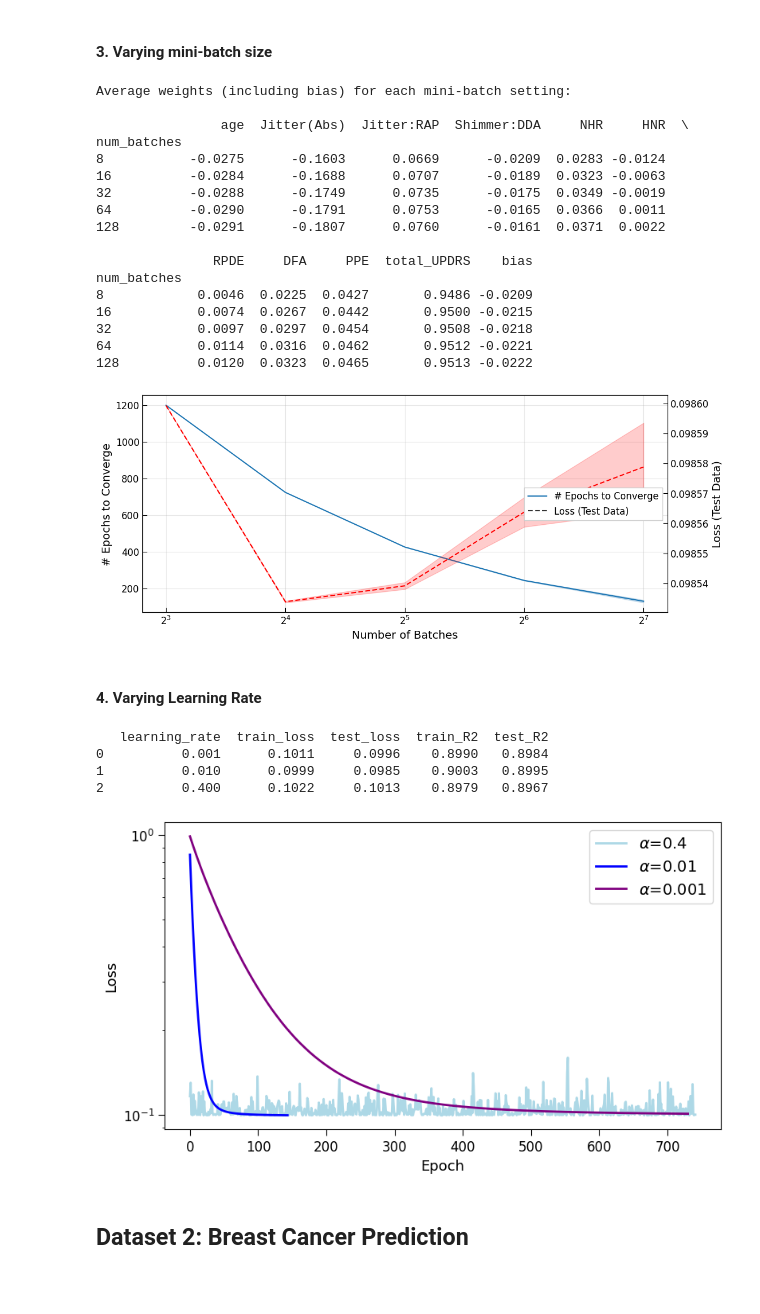
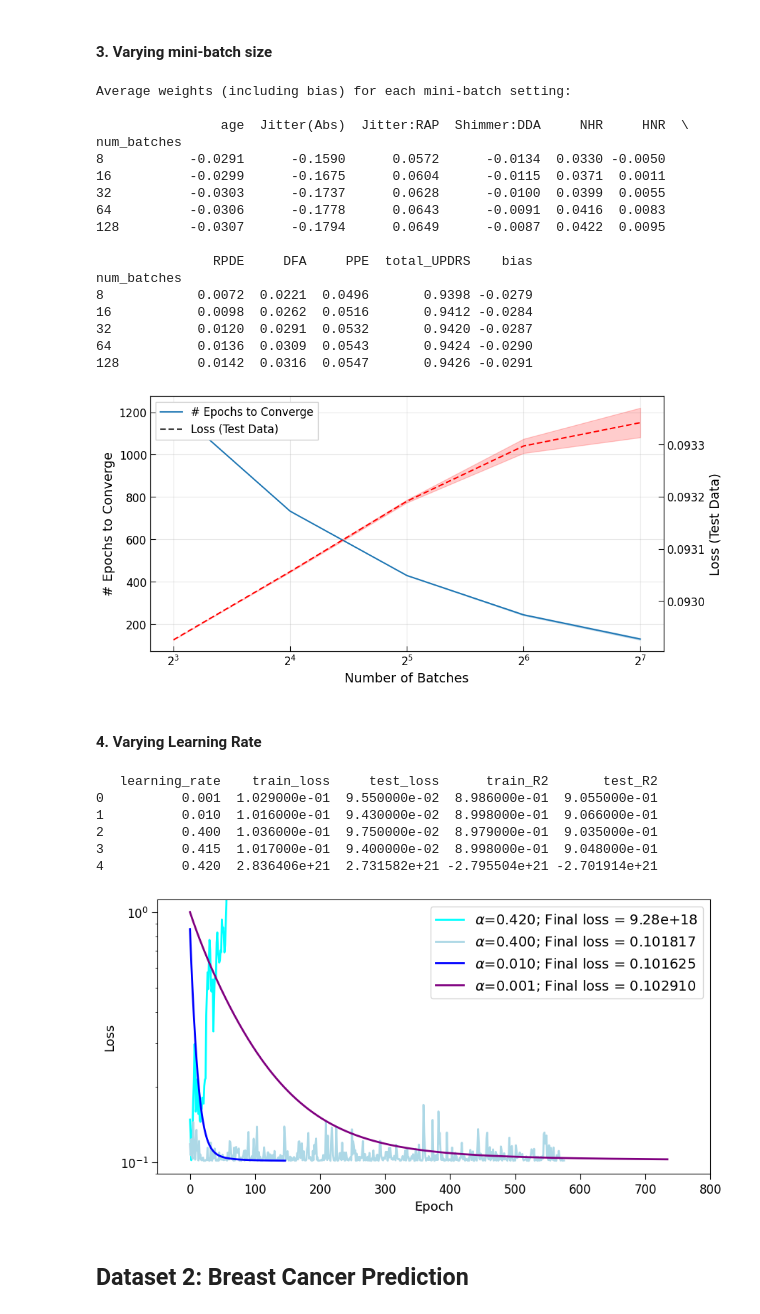
Before and after one commit to audrey352/PHYS551, a Jupyter notebook: Assignment1/A1_notebook.ipynb, the cells around one changed output. Saved outputs shown, nothing was run; the diff lists cells and outputs as text; code cells hidden in the pictures; blank space fills up the shorter version.

```diff
--- a/Assignment1/A1_notebook.ipynb
+++ b/Assignment1/A1_notebook.ipynb
@@ -823,8 +830,8 @@ for train_split in train_split_range:
     yh_analytical_test = lin_model_analytical_splits.predict(x_test)
     lin_splits_df = store_lin_metrics(lin_splits_df, 'analytical',
                                              y_train, yh_analytical_train, y_test,
-                                             yh_analytical_test, 0.2, round(train_split*0.8,1),
-                                             i, train_loss=lin_model_analytical.loss, model='linear'
+                                             yh_analytical_test, 0.2, round(train_split*0.8,2),
+                                             i, train_loss=lin_model_analytical_splits.loss, model='linear'
                                              )
 
     # GRADIENT MODEL MINI-BATCH
@@ -833,8 +840,8 @@ for train_split in train_split_range:
     yh_gd_train = lin_model_gd_splits.fit_gd_minibatch(x_train, y_train, optimizer).predict(x_train)
     yh_gd_test = lin_model_gd_splits.predict(x_test)
     lin_splits_df = store_lin_metrics(lin_splits_df, 'mini-batch', y_train,
-                                             yh_gd_train, y_test, yh_gd_test, 0.2, round(train_split*0.8,1),
-                                             iteration=i, train_loss=lin_model_gd.loss, num_batches=lin_model_gd.num_batches,
-                                             total_epochs=lin_model_gd.total_epochs, model='linear'
+                                             yh_gd_train, y_test, yh_gd_test, 0.2, round(train_split*0.8,2),
+                                             iteration=i, train_loss=lin_model_gd_splits.loss, num_batches=lin_model_gd_splits.num_batches,
+                                             total_epochs=lin_model_gd_splits.total_epochs, model='linear'
                                              )
 # %%
@@ -985,22 +988,22 @@ Average weights (including bias) for each mini-batch setting:
 
                 age  Jitter(Abs)  Jitter:RAP  Shimmer:DDA     NHR     HNR  \
 num_batches
-8           -0.0275      -0.1603      0.0669      -0.0209  0.0283 -0.0124
-16          -0.0284      -0.1688      0.0707      -0.0189  0.0323 -0.0063
-32          -0.0288      -0.1749      0.0735      -0.0175  0.0349 -0.0019
-64          -0.0290      -0.1791      0.0753      -0.0165  0.0366  0.0011
-128         -0.0291      -0.1807      0.0760      -0.0161  0.0371  0.0022
+8           -0.0291      -0.1590      0.0572      -0.0134  0.0330 -0.0050
+16          -0.0299      -0.1675      0.0604      -0.0115  0.0371  0.0011
+32          -0.0303      -0.1737      0.0628      -0.0100  0.0399  0.0055
+64          -0.0306      -0.1778      0.0643      -0.0091  0.0416  0.0083
+128         -0.0307      -0.1794      0.0649      -0.0087  0.0422  0.0095
 
                RPDE     DFA     PPE  total_UPDRS    bias
 num_batches
-8            0.0046  0.0225  0.0427       0.9486 -0.0209
-16           0.0074  0.0267  0.0442       0.9500 -0.0215
-32           0.0097  0.0297  0.0454       0.9508 -0.0218
-64           0.0114  0.0316  0.0462       0.9512 -0.0221
-128          0.0120  0.0323  0.0465       0.9513 -0.0222
+8            0.0072  0.0221  0.0496       0.9398 -0.0279
+16           0.0098  0.0262  0.0516       0.9412 -0.0284
+32           0.0120  0.0291  0.0532       0.9420 -0.0287
+64           0.0136  0.0309  0.0543       0.9424 -0.0290
+128          0.0142  0.0316  0.0547       0.9426 -0.0291
 # %%
 ### Plot epochs to converge vs number of batches ###
-fig, ax = plt.subplots(figsize=(12,5))
+fig, ax = plt.subplots(figsize=(10,5))
 
 # Plot epochs to converge for different number of batches
 sns.lineplot(ax=ax,
@@ -1028,7 +1031,7 @@ handles, _ = ax.get_legend_handles_labels()
 handles1, _ = ax1.get_legend_handles_labels()
 ax.legend().remove()
 ax1.legend(handles + handles1, ['# Epochs to Converge', 'Loss (Test Data)'],
-           framealpha=1, loc='center right', fontsize=12, ncols=1, fancybox=False,
+           framealpha=1, loc='best', fontsize=12, ncols=1, fancybox=False,
            #title=f"Averaged over {iterations} iterations",
            title_fontsize=12)
 
@@ -1046,14 +1049,14 @@ ax.set_xscale('log', base=2)
 plt.savefig("./figures/linreg_batches.png", bbox_inches='tight', dpi=300)
 plt.show()
 # %% [output]
-[figure, old version]
+[figure, new version]
 # %% [markdown]
 #### 4. Varying Learning Rate
 # %%
 ### Varying Learning Rate ###
-learning_rates = [0.001, 0.01, 0.4]  # learning rates to try
-iterations = 16  # averaging results over multiple iterations
-lin_rates_df = pd.DataFrame()  # dataframe to store all metrics (for both methods)
+learning_rates = [0.001, 0.01, 0.4, 0.42]  # learning rates to try
+iterations = 1  # averaging results over multiple iterations
+# lin_rates_df = pd.DataFrame()  # dataframe to store all metrics (for both methods)
 
 last_models = []  # store the last models for each learning rate
 
@@ -1084,26 +1087,33 @@ avg_metrics_df[metrics] = avg_metrics_df[metrics].round(4)  # round for better d
 
 print(avg_metrics_df)
 # %% [output]
-   learning_rate  train_loss  test_loss  train_R2  test_R2
-0          0.001      0.1011     0.0996    0.8990   0.8984
-1          0.010      0.0999     0.0985    0.9003   0.8995
-2          0.400      0.1022     0.1013    0.8979   0.8967
+   learning_rate    train_loss     test_loss      train_R2       test_R2
+0          0.001  1.029000e-01  9.550000e-02  8.986000e-01  9.055000e-01
+1          0.010  1.016000e-01  9.430000e-02  8.998000e-01  9.066000e-01
+2          0.400  1.036000e-01  9.750000e-02  8.979000e-01  9.035000e-01
+3          0.415  1.017000e-01  9.400000e-02  8.998000e-01  9.048000e-01
+4          0.420  2.836406e+21  2.731582e+21 -2.795504e+21 -2.701914e+21
 # %%
-fig, ax = plt.subplots(figsize=(9,5))
+fig, ax = plt.subplots(figsize=(10,5))
 
-plt.plot(last_models[2].loss_history, label=r'$\alpha$=0.4', lw=2, color='lightblue')
-plt.plot(last_models[1].loss_history, label=r'$\alpha$=0.01', lw=2, color='blue')
-plt.plot(last_models[0].loss_history, label=r'$\alpha$=0.001', lw=2, color='purple')
+plt.plot(last_models[3].loss_history, label=r'$\alpha$=0.420; Final loss = {:.2e}'.format(last_models[3].loss_history[-1]), lw=2, color='cyan')
+plt.plot(last_models[2].loss_history, label=r'$\alpha$=0.400; Final loss = {:.6f}'.format(last_models[2].loss_history[-1]), lw=2, color='lightblue')
+plt.plot(last_models[1].loss_history, label=r'$\alpha$=0.010; Final loss = {:.6f}'.format(last_models[1].loss_history[-1]), lw=2, color='blue')
+plt.plot(last_models[0].loss_history, label=r'$\alpha$=0.001; Final loss = {:.6f}'.format(last_models[0].loss_history[-1]), lw=2, color='purple')
 
 plt.xlabel('Epoch', fontsize=13)
 plt.ylabel('Loss', fontsize=13)
 plt.legend(fontsize=14)
 plt.yscale('log', base=10)
 plt.tick_params(labelsize=12, length=6)
+plt.ylim(0.09, 1.123)
+plt.xlim(None, 800)
+
+plt.savefig("./figures/linreg_learningrate.png", bbox_inches='tight', dpi=300)
 
 plt.show()
 # %% [output]
-[figure, old version]
+[figure, new version]
 # %% [markdown]
 ## Dataset 2: Breast Cancer Prediction
 # %% [markdown]
```
Also changed, not shown: parts of 16 cells of this notebook, 6 other files.
